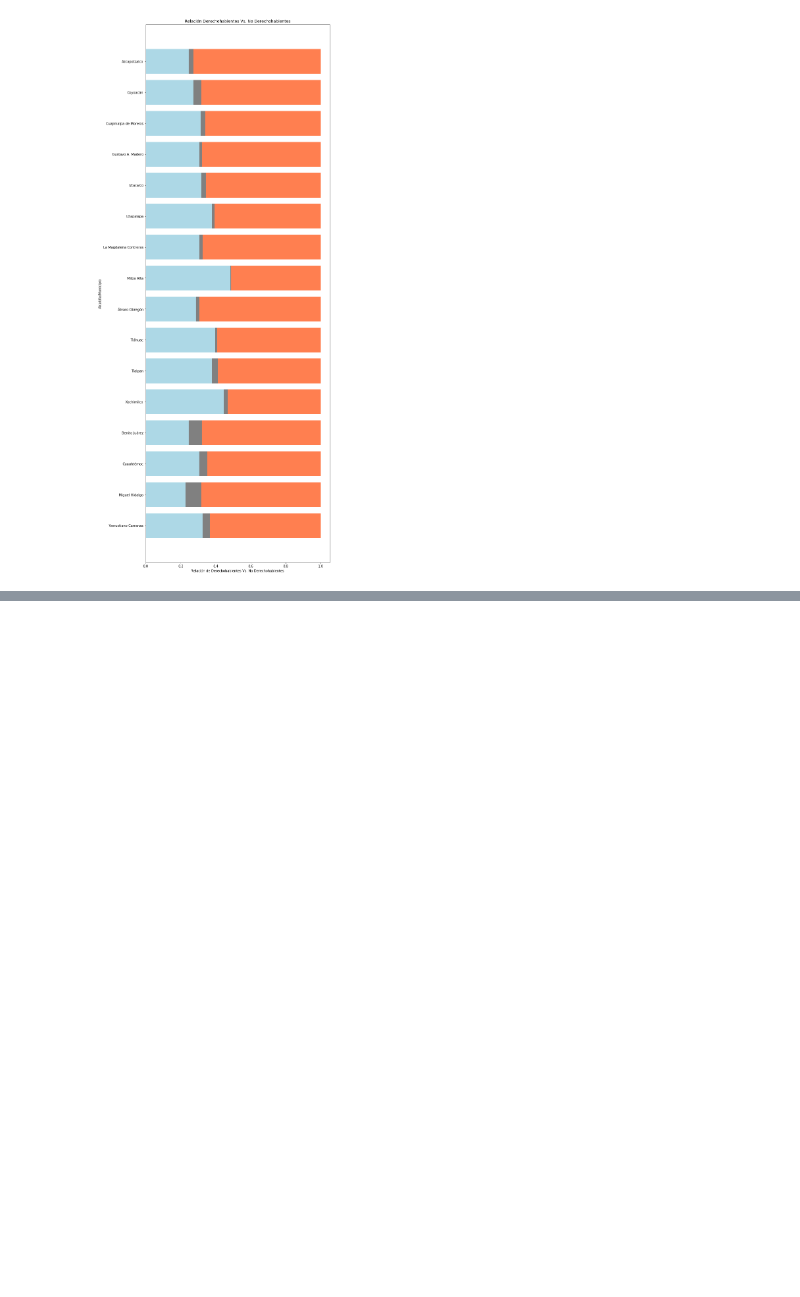
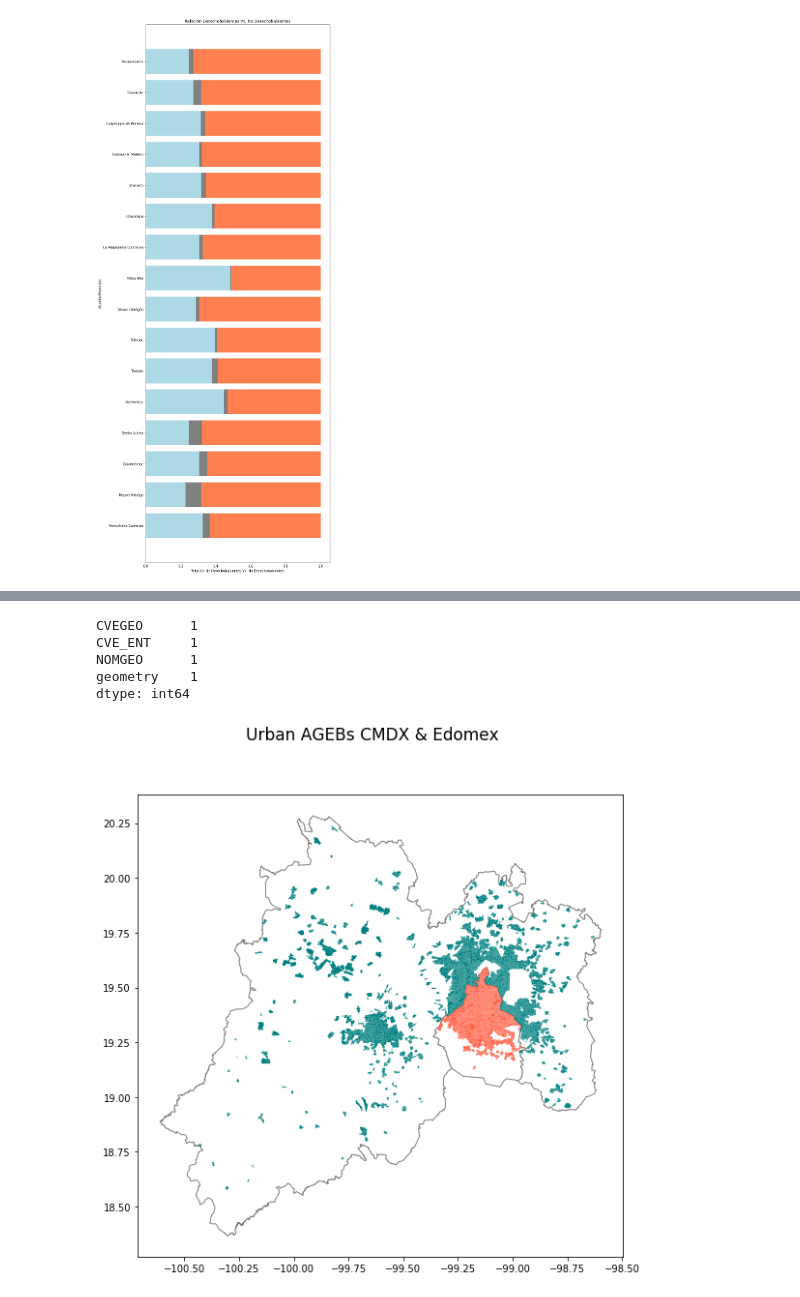
Before and after one commit to Iarmas/Project-1, a Jupyter notebook: Development/Shifu.ipynb, the cells around one changed output, grey strips where cells are left out. Cells and saved outputs as stored; diff of their text form; code cells hidden in the pictures; blank space fills up the shorter version.

```diff
--- a/Development/Shifu.ipynb
+++ b/Development/Shifu.ipynb
@@ -718,0 +717,46 @@ plt.show()
+# %%
+# Read AGEBs'shapefile
+cdmx = "Shapefiles/Shapefiles/09a.shp"
+edomex = "Shapefiles/Shapefiles/15a.shp"
+cdmx_st = "Shapefiles/Shapefiles/09ent.shp"
+edomex_st = "Shapefiles/Shapefiles/15ent.shp"
+
+map_cdmx = gpd.read_file(cdmx)
+map_edomex = gpd.read_file(edomex)
+map_cdmx_st = gpd.read_file(cdmx_st)
+map_edomex_st = gpd.read_file(edomex_st)
+# %%
+map_cdmx.crs
+
+# Change to Web Mercator projection
+map_cdmx = map_cdmx.to_crs({'init': 'epsg:4326'})
+map_edomex = map_edomex.to_crs({'init': 'epsg:4326'})
+
+map_cdmx_st = map_cdmx_st.to_crs({'init': 'epsg:4326'})
+map_edomex_st = map_edomex_st.to_crs({'init': 'epsg:4326'})
+# %%
+# Count how many AGEBs
+map_cdmx.count()
+map_edomex.count()
+
+# Count how many states
+map_cdmx_st.count()
+map_edomex_st.count()
+# %% [output]
+CVEGEO      1
+CVE_ENT     1
+NOMGEO      1
+geometry    1
+dtype: int64
+# %%
+f, ax = plt.subplots(1, figsize=(9, 9))
+f.suptitle('Urban AGEBs CMDX & Edomex', fontsize=17)
+
+map_edomex_st.plot(facecolor='white', edgecolor='grey', ax=ax) # Edomex state layer
+map_cdmx_st.plot(facecolor='white', edgecolor='grey', ax=ax) # CDMX state layer
+map_cdmx.plot(facecolor='tomato',  ax=ax) # Edomex AGEBs layer
+map_edomex.plot(facecolor='teal',  ax=ax) # CDMX AGEBs layer
+
+plt.show()
+# %% [output]
+[figure, added]
```
Also changed, not shown: parts of 19 cells of this notebook, 24 other files.
